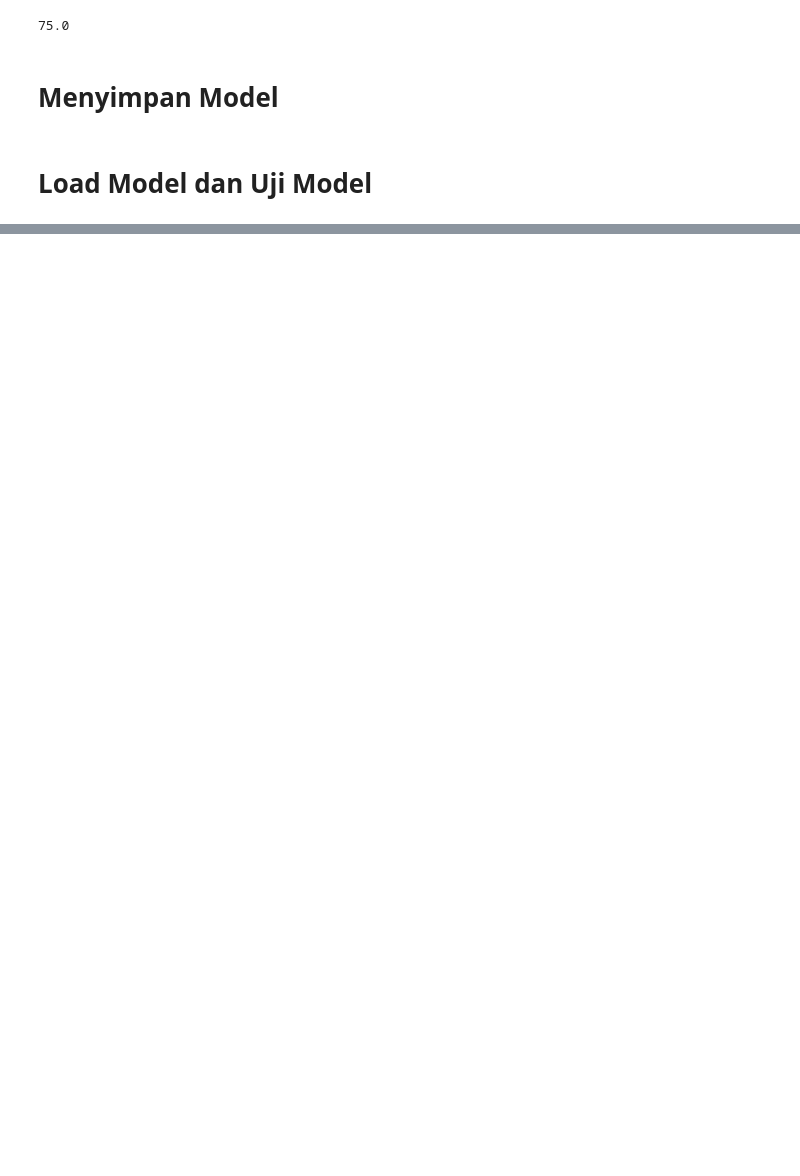
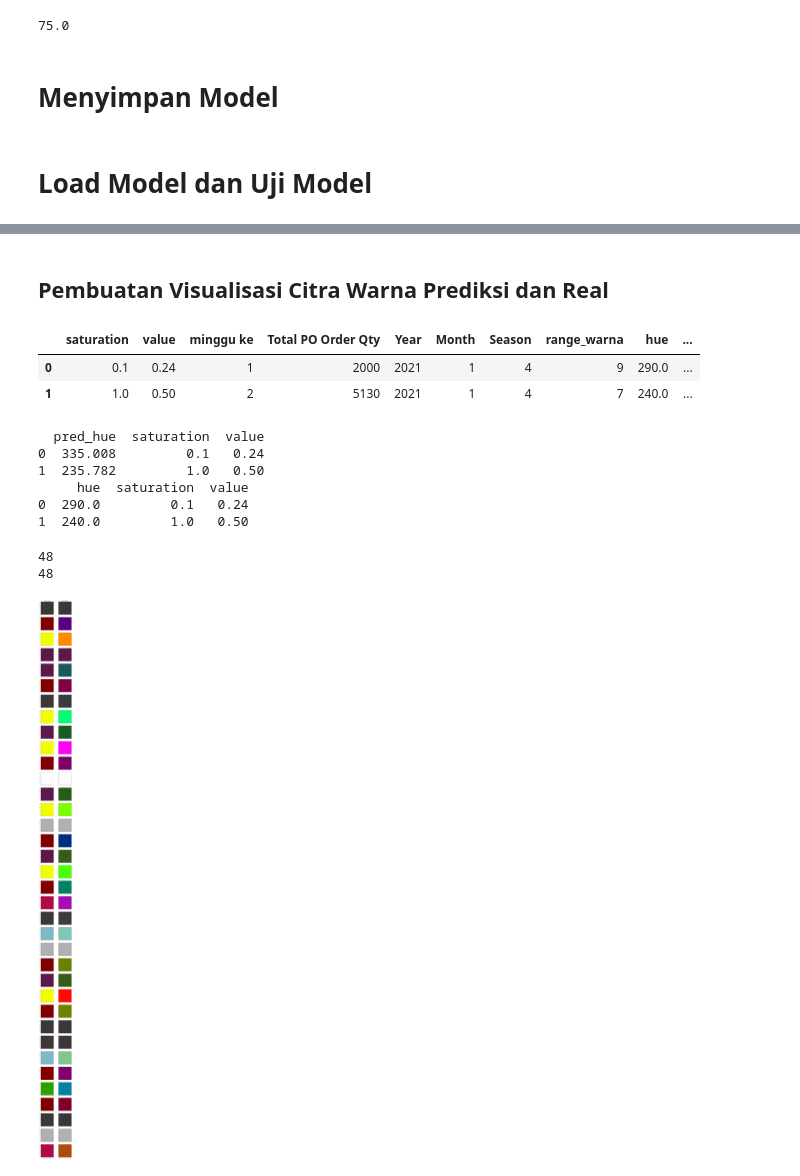
Before and after one commit to geadalfa/PrediksiWarna, a Jupyter notebook: NN_Buat_Deploy.ipynb, the cells around one changed output, grey strips where cells are left out. Saved outputs shown, nothing was run; the diff lists cells and outputs as text; code cells hidden in the pictures; blank space fills up the shorter version.

```diff
--- a/NN_Buat_Deploy.ipynb
+++ b/NN_Buat_Deploy.ipynb
@@ -1731,0 +1023,69 @@ plt.show()
+# %% [markdown]
+## Pembuatan Visualisasi Citra Warna Prediksi dan Real
+# %%
+df = [X_test1, compare]
+
+df1 = pd.concat(df, axis=1)
+df1.rename(columns={'brightness': 'value'}, inplace=True)
+df1['saturation'] = df1['saturation'].div(100).round(2)
+df1['value'] = df1['value'].div(100).round(2)
+df1.head(2)
+# %% [output]
+|  | saturation | value | minggu ke | Total PO Order Qty | Year | Month | Season | range_warna | hue | ... |
+| 0 | 0.1 | 0.24 | 1 | 2000 | 2021 | 1 | 4 | 9 | 290.0 | ... |
+| 1 | 1.0 | 0.50 | 2 | 5130 | 2021 | 1 | 4 | 7 | 240.0 | ... |
+# %%
+plot1 = df1[['hue', 'saturation','value']]
+plot2 = df1[['pred', 'saturation','value']]
+plot2.rename(columns={'pred': 'pred_hue'}, inplace=True)
+
+print(plot2.head(2))
+print(plot1.head(2))
+# %% [output]
+  pred_hue  saturation  value
+0  335.008         0.1   0.24
+1  235.782         1.0   0.50
+     hue  saturation  value
+0  290.0         0.1   0.24
+1  240.0         1.0   0.50
+# %%
+# Fungsi HSV to RGB
+
+import colorsys
+def hsv2rgb(h,s,v):
+    return tuple(round(i * 255) for i in colorsys.hsv_to_rgb(h,s,v))
+# %%
+real_rgb = []
+for z in range (len(plot1)) :
+    h = plot1['hue'][z]
+    s = plot1['saturation'][z]
+    v = plot1['value'][z]
+    #print(x)
+    rgb_cols = hsv2rgb(h, s, v)
+    real_rgb.append(rgb_cols)
+
+print(len(real_rgb))
+
+pred_rgb = []
+for zz in range (len(plot2)) :
+    h = plot2['pred_hue'][zz]
+    s = plot2['saturation'][zz]
+    v = plot2['value'][zz]
+    #print(x)
+    rgb_cols = hsv2rgb(h, s, v)
+    pred_rgb.append(rgb_cols)
+print(len(pred_rgb))
+# %% [output]
+48
+48
+# %%
+fig, ax = plt.subplots(36, 2, sharex='col', sharey='row',figsize=(8, 140))
+
+ax[0, 0].title.set_text('Warna Real')
+ax[0, 1].title.set_text('Warna Prediksi')
+
+for i in range(36):
+    ax[i, 1].imshow([[pred_rgb[i]]])
+    ax[i, 0].imshow([[real_rgb[i]]])
+# %% [output]
+[figure, added]
```
Also changed, not shown: parts of 92 cells of this notebook.
